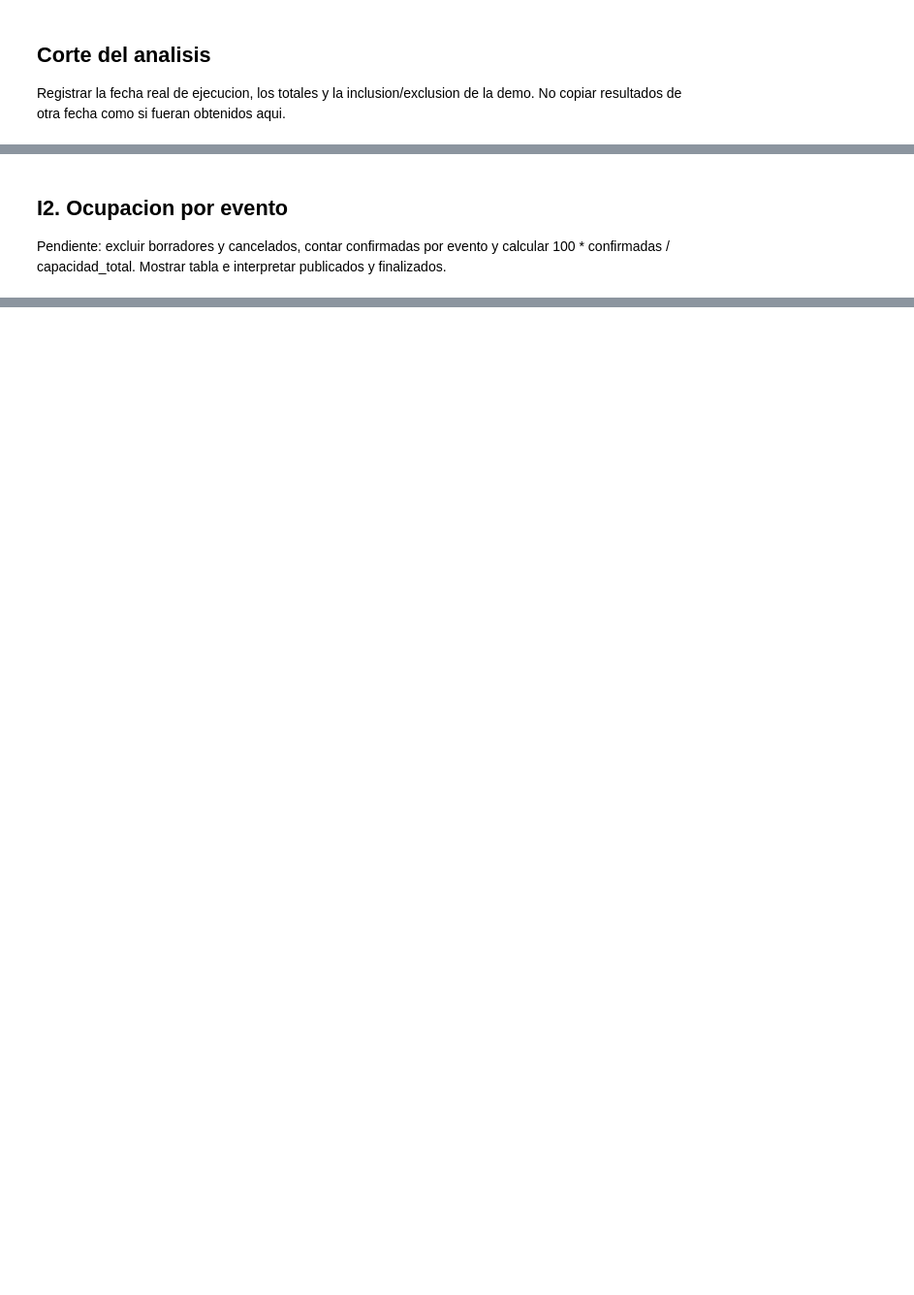
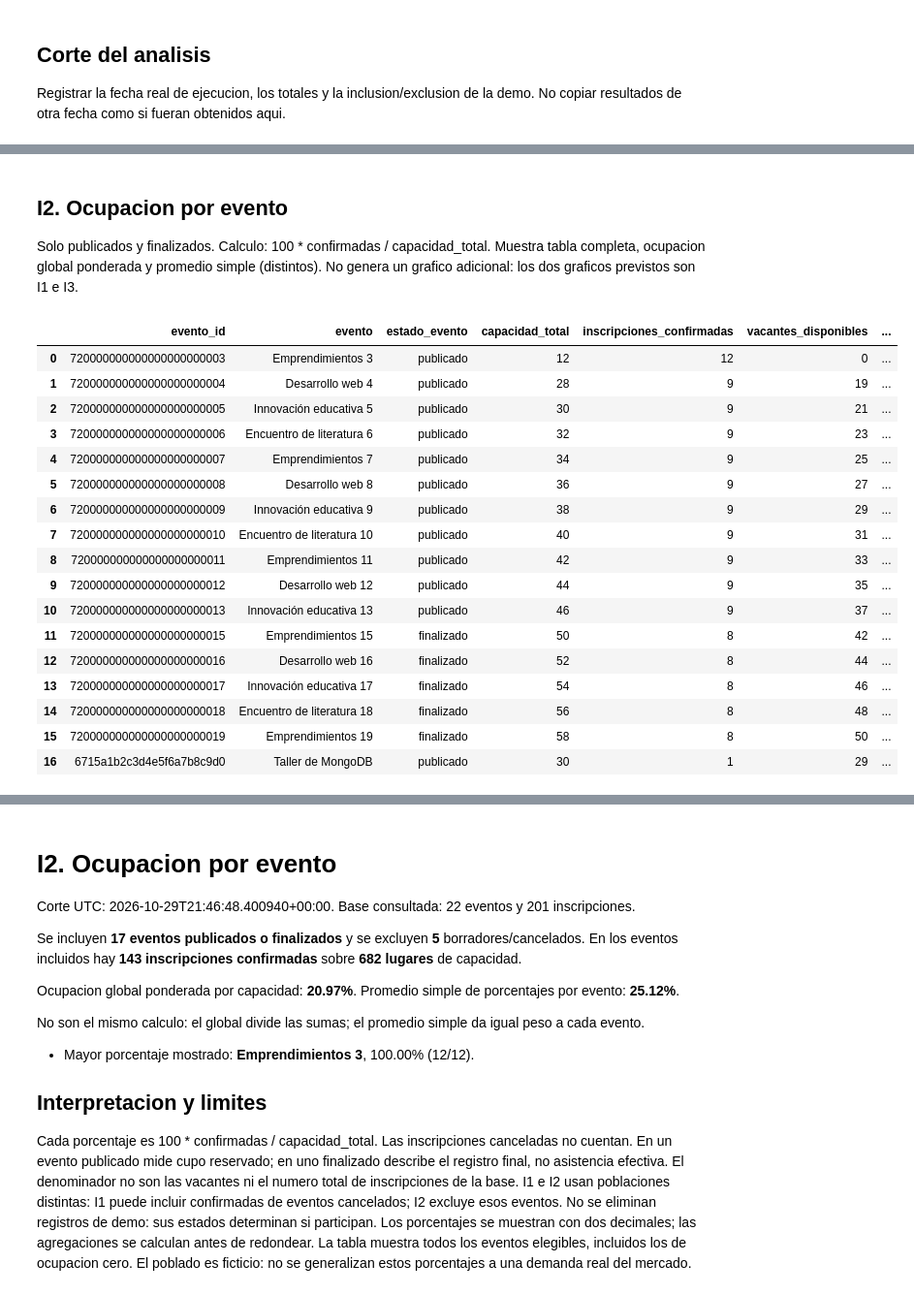
Before and after one commit to AleBrascaucc/Proyecto_NoSQL_Eventos, a Jupyter notebook: analisis/analisis.ipynb, the cells around one changed output, grey strips where cells are left out. Shown at 97% size. Saved outputs shown, nothing was run; the diff lists cells and outputs as text; code cells hidden in the pictures; blank space fills up the shorter version.

```diff
--- a/analisis/analisis.ipynb
+++ b/analisis/analisis.ipynb
@@ -47,8 +107,40 @@ Mostrar tabla y grafico de barras. Una inscripcion puede seleccionar varias acti
 # %% [markdown]
 ## I2. Ocupacion por evento
 
-Pendiente: excluir borradores y cancelados, contar confirmadas por evento y calcular
-100 * confirmadas / capacidad_total. Mostrar tabla e interpretar publicados y finalizados.
+Solo publicados y finalizados. Calculo: 100 * confirmadas / capacidad_total.
+Muestra tabla completa, ocupacion global ponderada y promedio simple (distintos).
+No genera un grafico adicional: los dos graficos previstos son I1 e I3.
 # %%
-# TODO: construir y ejecutar el pipeline I2 (solo lectura).
-# TODO: tabla con capacidad, confirmadas, vacantes y porcentaje.
+import sys
+from IPython.display import display, Markdown
+
+carpeta_analisis = str(raiz / "analisis")
+if carpeta_analisis not in sys.path:
+    sys.path.insert(0, carpeta_analisis)
+from i2_ocupacion import obtener_i2, exportar_i2
+
+tabla_i2, corte_i2 = obtener_i2(raiz)
+display(tabla_i2)
+print(corte_i2)
+destino_i2 = exportar_i2(tabla_i2, corte_i2, raiz)
+print("Resultados:", destino_i2)
+display(Markdown((destino_i2 / "i2_interpretacion.md").read_text(encoding="utf-8")))
+# %% [output]
+|  | evento_id | evento | estado_evento | capacidad_total | inscripciones_confirmadas | vacantes_disponibles | ... |
+| 0 | 720000000000000000000003 | Emprendimientos 3 | publicado | 12 | 12 | 0 | ... |
+| 1 | 720000000000000000000004 | Desarrollo web 4 | publicado | 28 | 9 | 19 | ... |
+| 2 | 720000000000000000000005 | Innovación educativa 5 | publicado | 30 | 9 | 21 | ... |
+| 3 | 720000000000000000000006 | Encuentro de literatura 6 | publicado | 32 | 9 | 23 | ... |
+| 4 | 720000000000000000000007 | Emprendimientos 7 | publicado | 34 | 9 | 25 | ... |
+| 5 | 720000000000000000000008 | Desarrollo web 8 | publicado | 36 | 9 | 27 | ... |
+| 6 | 720000000000000000000009 | Innovación educativa 9 | publicado | 38 | 9 | 29 | ... |
+| 7 | 720000000000000000000010 | Encuentro de literatura 10 | publicado | 40 | 9 | 31 | ... |
+| 8 | 720000000000000000000011 | Emprendimientos 11 | publicado | 42 | 9 | 33 | ... |
+| 9 | 720000000000000000000012 | Desarrollo web 12 | publicado | 44 | 9 | 35 | ... |
+| 10 | 720000000000000000000013 | Innovación educativa 13 | publicado | 46 | 9 | 37 | ... |
+| 11 | 720000000000000000000015 | Emprendimientos 15 | finalizado | 50 | 8 | 42 | ... |
+| 12 | 720000000000000000000016 | Desarrollo web 16 | finalizado | 52 | 8 | 44 | ... |
+| 13 | 720000000000000000000017 | Innovación educativa 17 | finalizado | 54 | 8 | 46 | ... |
+| 14 | 720000000000000000000018 | Encuentro de literatura 18 | finalizado | 56 | 8 | 48 | ... |
+| 15 | 720000000000000000000019 | Emprendimientos 19 | finalizado | 58 | 8 | 50 | ... |
+| 16 | 6715a1b2c3d4e5f6a7b8c9d0 | Taller de MongoDB | publicado | 30 | 1 | 29 | ... |
@@ -55,3 +149,28 @@ Pendiente: excluir borradores y cancelados, contar confirmadas por evento y calc
+# I2. Ocupacion por evento
+
+Corte UTC: 2026-10-29T21:46:48.400940+00:00.
+Base consultada: 22 eventos y 201 inscripciones.
+
+Se incluyen **17 eventos publicados o finalizados** y se excluyen **5** borradores/cancelados.
+En los eventos incluidos hay **143 inscripciones confirmadas** sobre **682 lugares** de capacidad.
+
+Ocupacion global ponderada por capacidad: **20.97%**.
+Promedio simple de porcentajes por evento: **25.12%**.
+
+No son el mismo calculo: el global divide las sumas; el promedio simple da igual peso a cada evento.
+
+- Mayor porcentaje mostrado: **Emprendimientos 3**, 100.00% (12/12).
+
+## Interpretacion y limites
+
+Cada porcentaje es 100 * confirmadas / capacidad_total. Las inscripciones canceladas no cuentan.
+En un evento publicado mide cupo reservado; en uno finalizado describe el registro final, no asistencia efectiva.
+El denominador no son las vacantes ni el numero total de inscripciones de la base.
+I1 e I2 usan poblaciones distintas: I1 puede incluir confirmadas de eventos cancelados; I2 excluye esos eventos.
+No se eliminan registros de demo: sus estados determinan si participan.
+Los porcentajes se muestran con dos decimales; las agregaciones se calculan antes de redondear.
+La tabla muestra todos los eventos elegibles, incluidos los de ocupacion cero.
+El poblado es ficticio: no se generalizan estos porcentajes a una demanda real del mercado.
 # %% [markdown]
 ## I3. Recaudacion bruta registrada por mes
 
```
Also changed, not shown: parts of 9 cells of this notebook, 39 other files.
